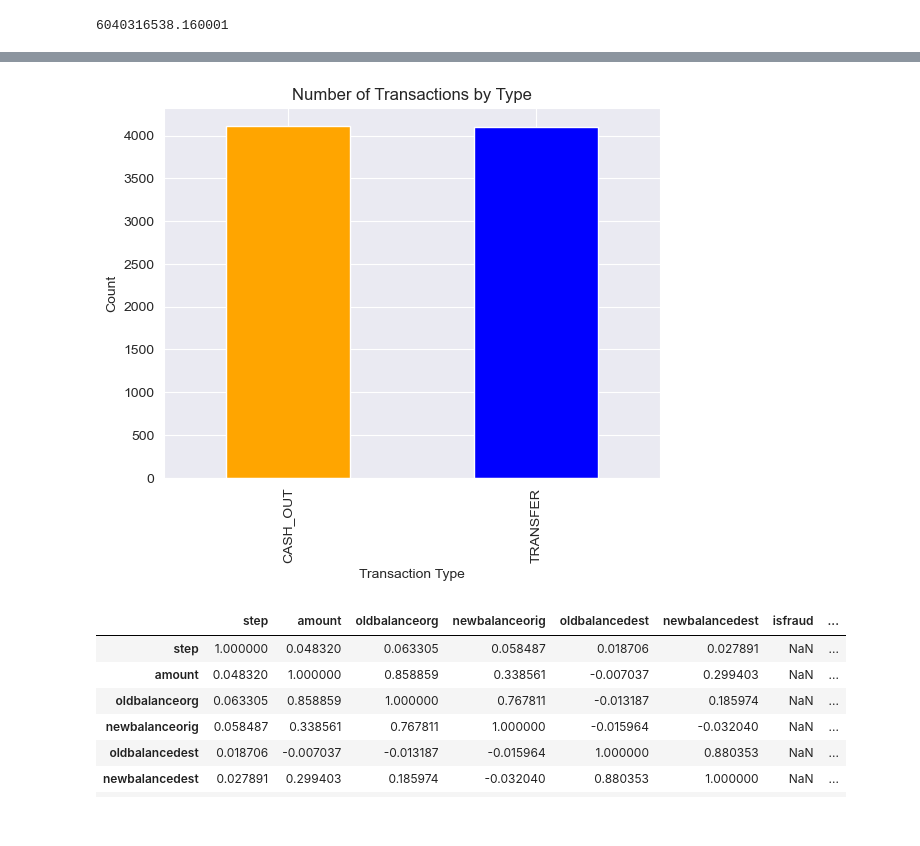
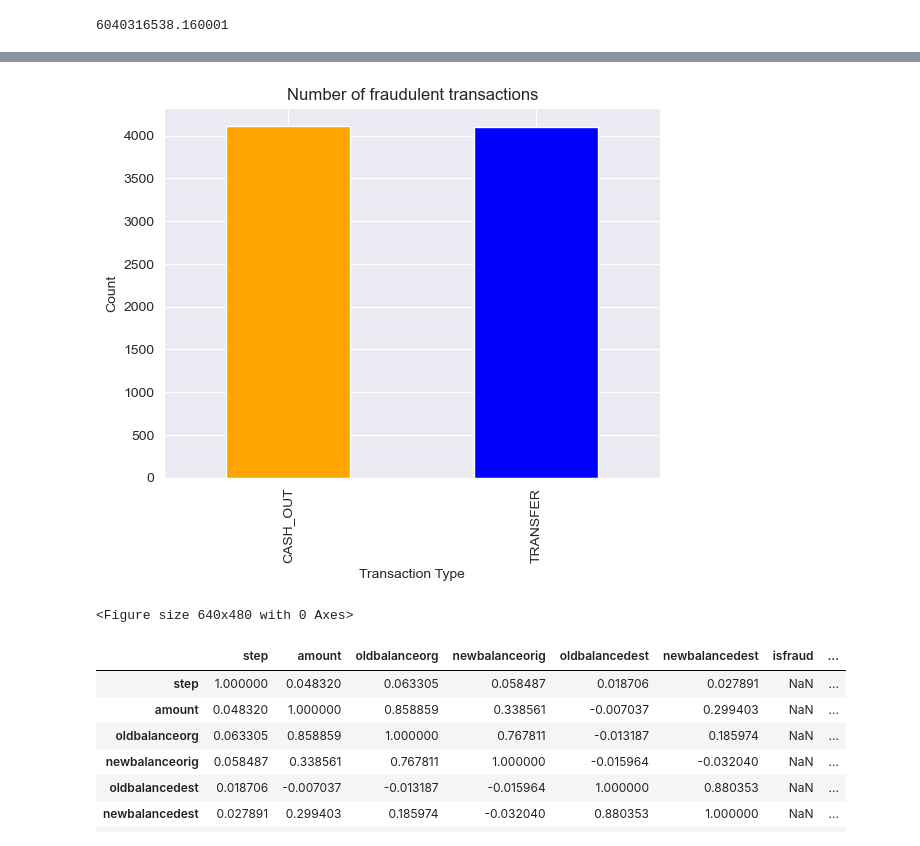
Before and after one commit to Manuelzerpadl/Cerberus-Sentinel--Final-Project, a Jupyter notebook: Data wrangling/Proyecto.ipynb, the cells around one changed output, grey strips where cells are left out. Drawn from its saved outputs; the diff is of its cells as text; code cells hidden in the pictures.

```diff
--- a/Data wrangling/Proyecto.ipynb
+++ b/Data wrangling/Proyecto.ipynb
@@ -311,12 +345,14 @@ plt.show()
 # %%
 color_list2 = ['orange', 'blue', 'green', 'purple', 'red']
 df.loc[df['isfraud'] == 1]['type'].value_counts().plot(kind='bar', color = color_list2)
 plt.xlabel('Transaction Type')
 plt.ylabel('Count')
-plt.title('Number of Transactions by Type')
+plt.title('Number of fraudulent transactions')
 plt.show()
+plt.savefig(r'C:\Users\manue\OneDrive\Escritorio\Ironhack\Proyectos\Final-Project\images\number_of_fraud_transactions.png');
 # %% [output]
-[figure, old version]
+[figure, new version]
+<Figure size 640x480 with 0 Axes>
 # %%
 df.loc[df['isfraud'] == 1].corr()
 # %% [output]
```
Also changed, not shown: parts of 6 cells of this notebook, 8 other files.
